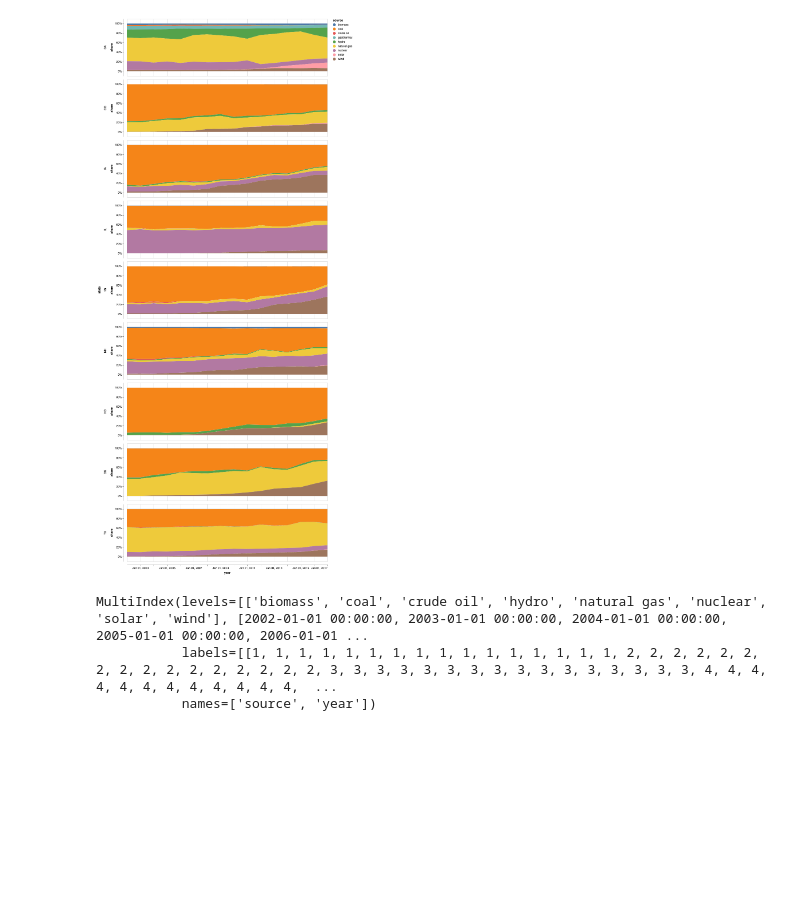
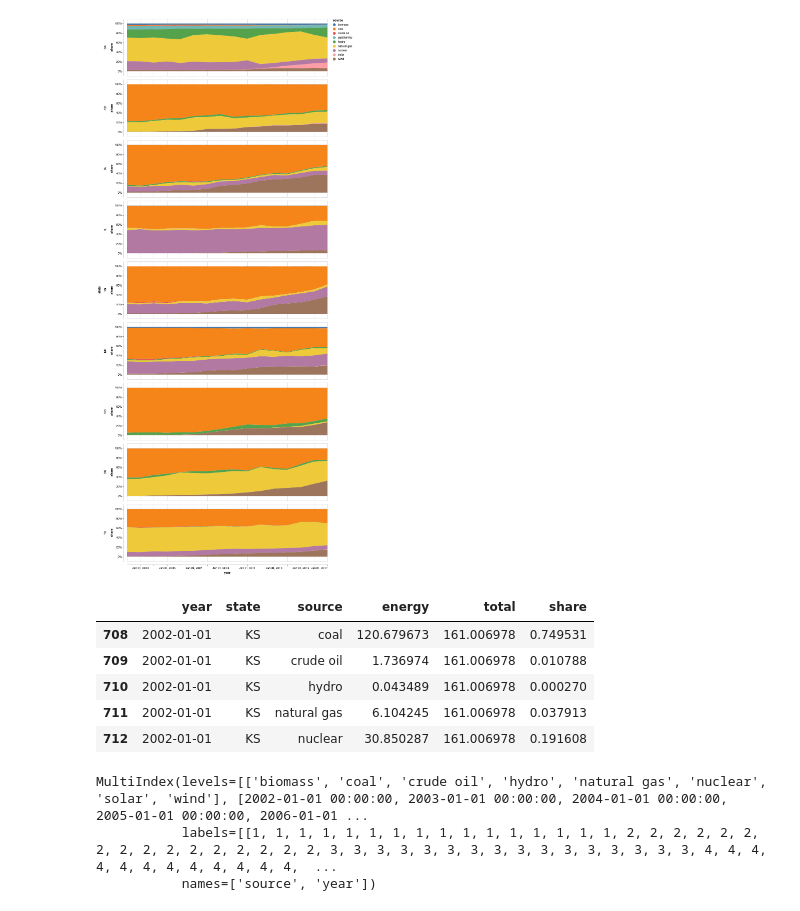
Before and after one commit to jonasoesch/energy-story, a Jupyter notebook: analysis/energy.ipynb, the cells around one changed output. Cells and saved outputs as stored; diff of their text form; code cells hidden in the pictures; blank space fills up the shorter version.

```diff
--- a/analysis/energy.ipynb
+++ b/analysis/energy.ipynb
@@ -349,8 +349,17 @@ Axes({
 [interactive output not drawn]
 [figure]
 # %%
-h = g[(g.year > "01-01-2001") & (g.state == "KS")].drop(["state", "energy", "total"], axis=1).copy()
-h.share = h.share * 100
+h = g[(g.year > "01-01-2001") & (g.state == "KS")]
+hh = h.drop(["state", "energy", "total"], axis=1).copy()
+hh.share = hh.share * 100
+h.head()
+# %% [output]
+|  | year | state | source | energy | total | share |
+| 708 | 2002-01-01 | KS | coal | 120.679673 | 161.006978 | 0.749531 |
+| 709 | 2002-01-01 | KS | crude oil | 1.736974 | 161.006978 | 0.010788 |
+| 710 | 2002-01-01 | KS | hydro | 0.043489 | 161.006978 | 0.000270 |
+| 711 | 2002-01-01 | KS | natural gas | 6.104245 | 161.006978 | 0.037913 |
+| 712 | 2002-01-01 | KS | nuclear | 30.850287 | 161.006978 | 0.191608 |
 # %%
 h_years = pd.to_datetime(pd.Series(list(range(2002, 2018))), format="%Y")
 h_sources = pd.Series(h.source.unique())
```
Also changed, not shown: parts of 9 cells of this notebook, 9 other files.
